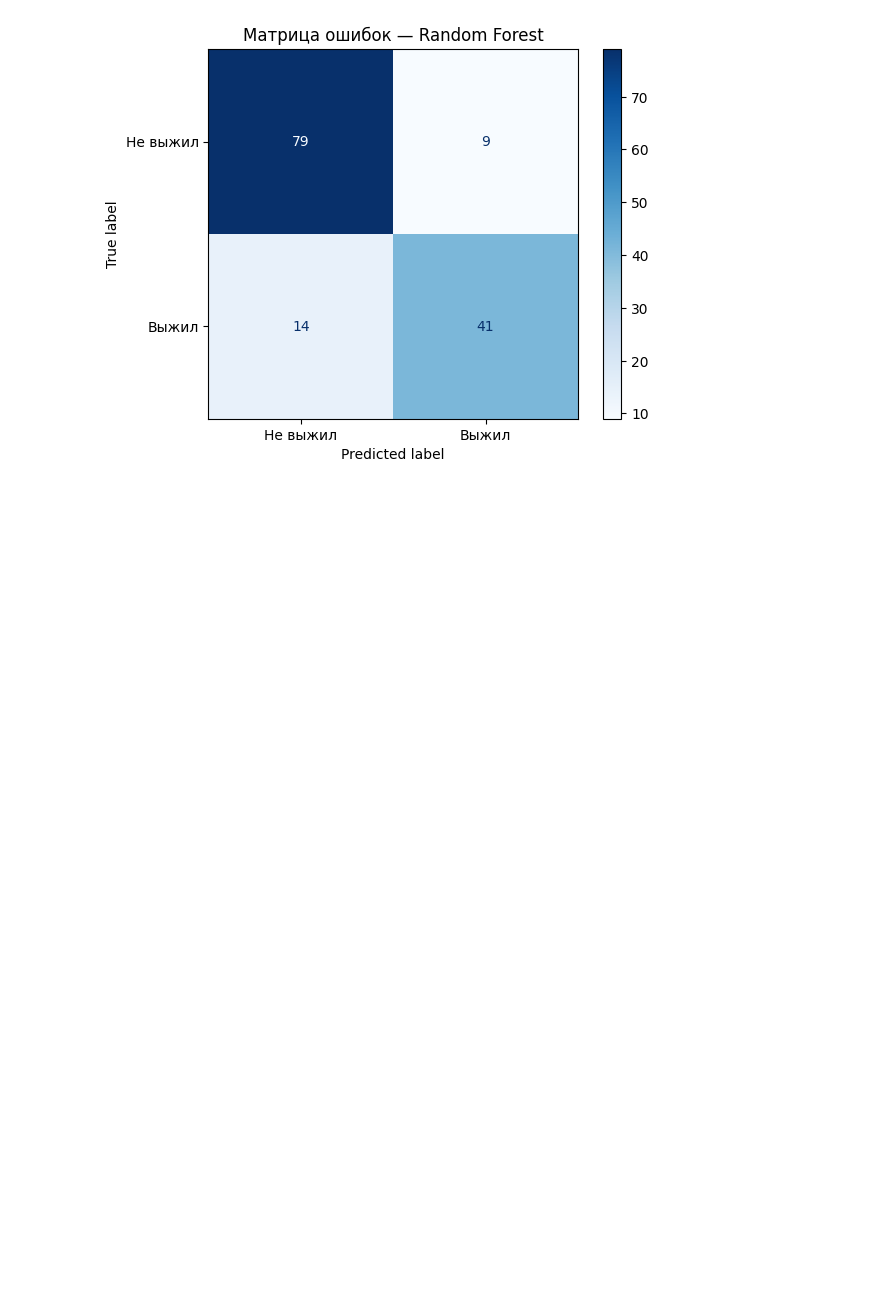
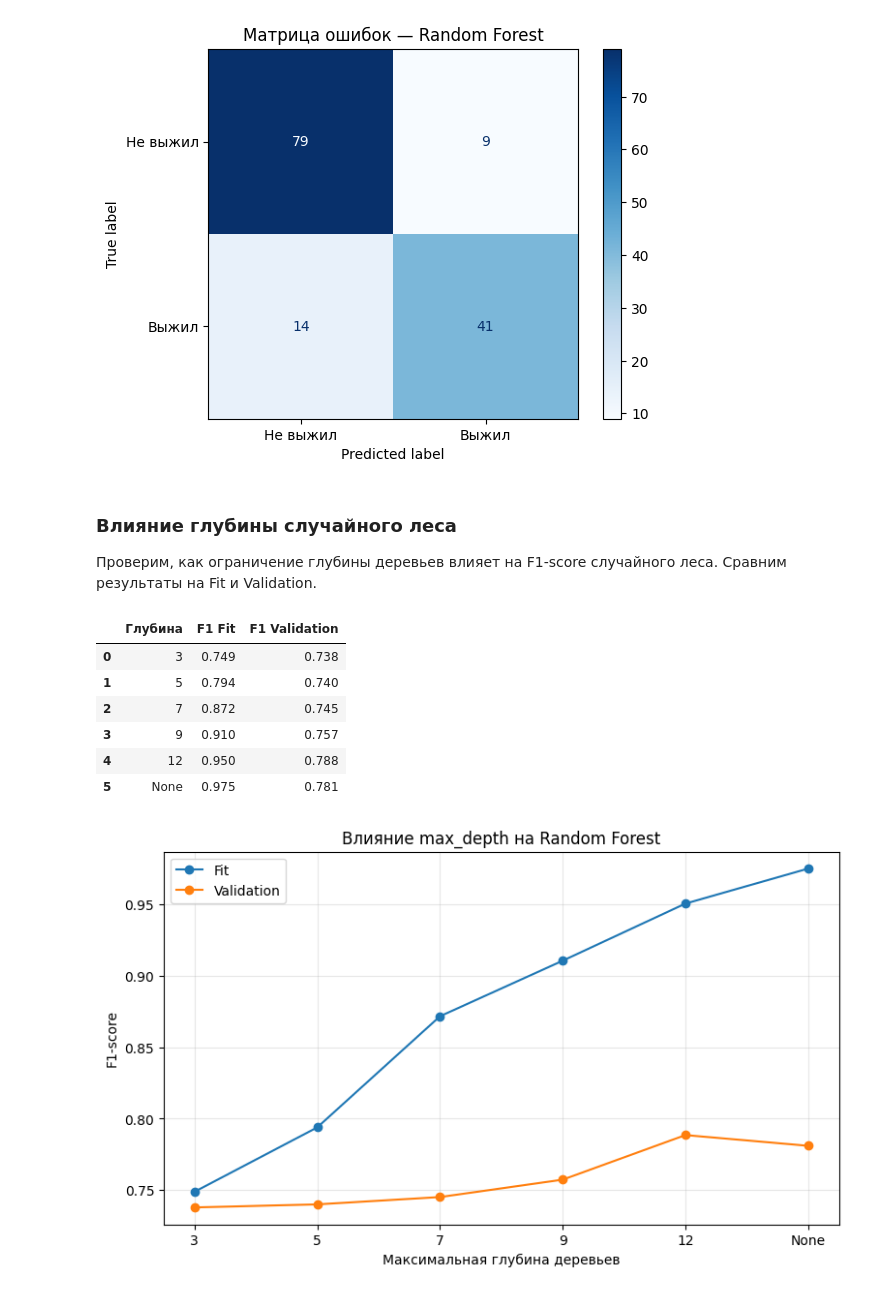
Before and after one commit to stdt106/ml_course_mai, a Jupyter notebook: lab02/lab02.ipynb, the cells around one changed output. Saved outputs shown, nothing was run; the diff lists cells and outputs as text; code cells hidden in the pictures; blank space fills up the shorter version.

Commit message:
Исследовал Random Forest и переобучение

```diff
--- a/lab02/lab02.ipynb
+++ b/lab02/lab02.ipynb
@@ -510,3 +510,64 @@ Precision: 0.82
 Recall: 0.745
 F1: 0.781
 [figure]
+# %% [markdown]
+
+### Влияние глубины случайного леса
+
+Проверим, как ограничение глубины деревьев влияет на F1-score случайного леса. Сравним результаты на Fit и Validation.
+# %%
+depth_options = [3, 5, 7, 9, 12, None]
+
+forest_results = []
+
+for depth in depth_options:
+    model = RandomForestClassifier(
+        n_estimators=200,
+        max_depth=depth,
+        random_state=42,
+        n_jobs=-1
+    )
+
+    model.fit(X_fit_processed, y_fit)
+
+    forest_results.append({
+        "Глубина": str(depth),
+        "F1 Fit": f1_score(y_fit, model.predict(X_fit_processed)),
+        "F1 Validation": f1_score(y_val, model.predict(X_val_processed))
+    })
+
+forest_depth_results = pd.DataFrame(forest_results)
+
+display(forest_depth_results.round(3))
+
+plt.figure(figsize=(9, 5))
+
+plt.plot(
+    forest_depth_results["Глубина"],
+    forest_depth_results["F1 Fit"],
+    marker="o",
+    label="Fit"
+)
+
+plt.plot(
+    forest_depth_results["Глубина"],
+    forest_depth_results["F1 Validation"],
+    marker="o",
+    label="Validation"
+)
+
+plt.xlabel("Максимальная глубина деревьев")
+plt.ylabel("F1-score")
+plt.title("Влияние max_depth на Random Forest")
+plt.legend()
+plt.grid(alpha=0.3)
+plt.show()
+# %% [output]
+|  | Глубина | F1 Fit | F1 Validation |
+| 0 | 3 | 0.749 | 0.738 |
+| 1 | 5 | 0.794 | 0.740 |
+| 2 | 7 | 0.872 | 0.745 |
+| 3 | 9 | 0.910 | 0.757 |
+| 4 | 12 | 0.950 | 0.788 |
+| 5 | None | 0.975 | 0.781 |
+[figure, added]
```
Also changed, not shown: parts of 1 cell of this notebook.
